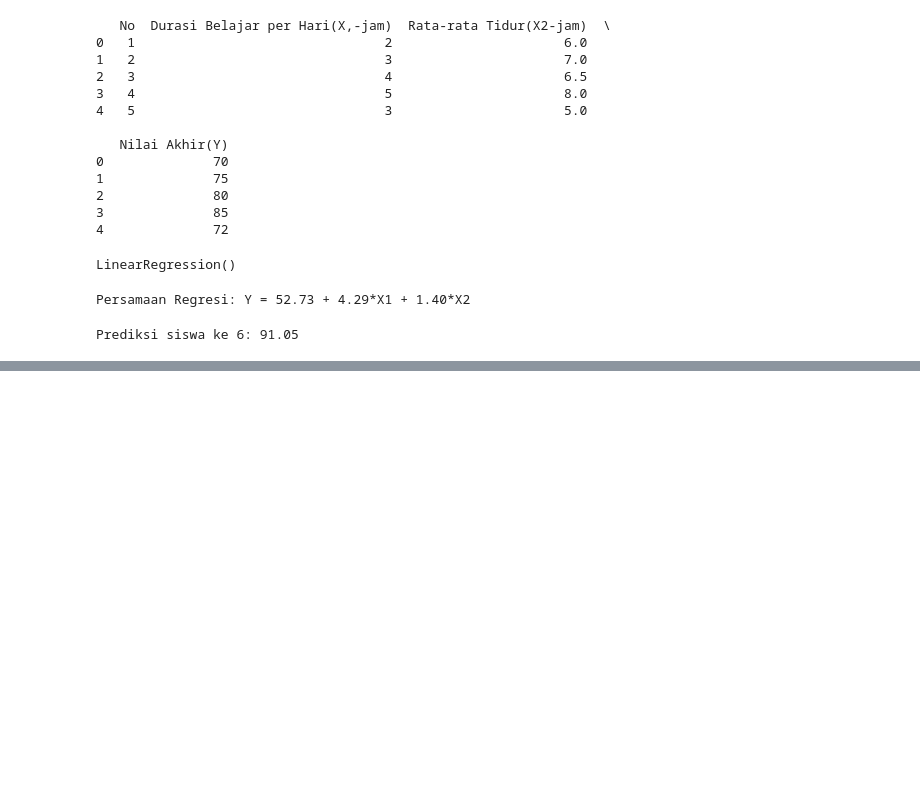
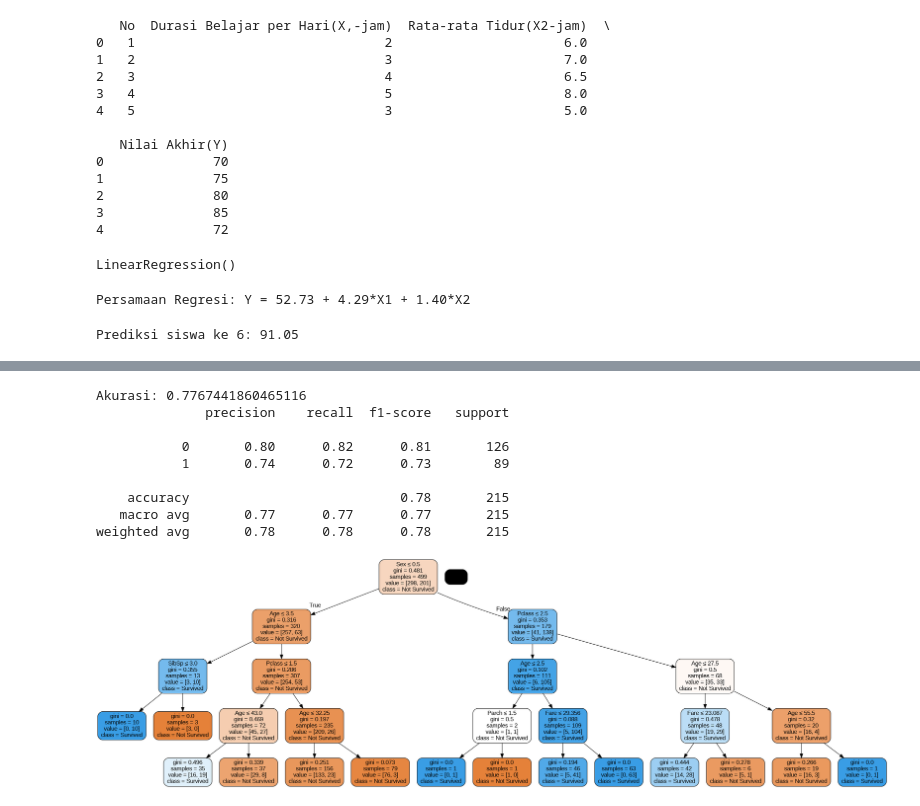
Before and after one commit to KiiBoii/Google-Collab-Phyton-Data-Mining, a Jupyter notebook: mrizkiP23sib.ipynb, the cells around one changed output, grey strips where cells are left out. Saved outputs shown, nothing was run; the diff lists cells and outputs as text; code cells hidden in the pictures; blank space fills up the shorter version.

```diff
--- a/mrizkiP23sib.ipynb
+++ b/mrizkiP23sib.ipynb
@@ -2149,0 +2213,4 @@ Prediksi siswa ke 6: 91.05
+# %%
+url = 'https://raw.githubusercontent.com/datasciencedojo/datasets/master/titanic.csv'
+df = pd.read_csv(url)
+df.head()
@@ -2149,0 +2224,5 @@ Prediksi siswa ke 6: 91.05
+# %%
+# Preprocessing
+df = df[['Survived', 'Pclass', 'Sex', 'Age', 'SibSp', 'Parch', 'Fare']]
+df.dropna(inplace=True)
+df['Sex'] = df['Sex'].map({'male': 0, 'female': 1})
@@ -2149,0 +2239,9 @@ Prediksi siswa ke 6: 91.05
+# %%
+# Split Data dan Latih Model
+X = df.drop('Survived', axis=1)
+y = df['Survived']
+# %%
+X_train, X_test, y_train, y_test = train_test_split(X, y, test_size=0.3, random_state=42)
+
+model = DecisionTreeClassifier(max_depth=4, random_state=42)
+model.fit(X_train, y_train)
@@ -2149,0 +2274,27 @@ Prediksi siswa ke 6: 91.05
+# %%
+# Evaluasi dan Visualisasi
+y_pred = model.predict(X_test)
+print("Akurasi:", accuracy_score(y_test, y_pred))
+print(classification_report(y_test, y_pred))
+
+from sklearn.tree import export_graphviz
+import pydotplus
+
+dot_data = export_graphviz(model, out_file=None,
+                           feature_names=X.columns,
+                           class_names=['Not Survived', 'Survived'],
+                           filled=True, rounded=True,
+                           special_characters=True)
+graph = pydotplus.graph_from_dot_data(dot_data)
+Image(graph.create_png())
+# %% [output]
+Akurasi: 0.7767441860465116
+              precision    recall  f1-score   support
+
+           0       0.80      0.82      0.81       126
+           1       0.74      0.72      0.73        89
+
+    accuracy                           0.78       215
+   macro avg       0.77      0.77      0.77       215
+weighted avg       0.78      0.78      0.78       215
+[figure, added]
```
Also changed, not shown: parts of 22 cells of this notebook.
